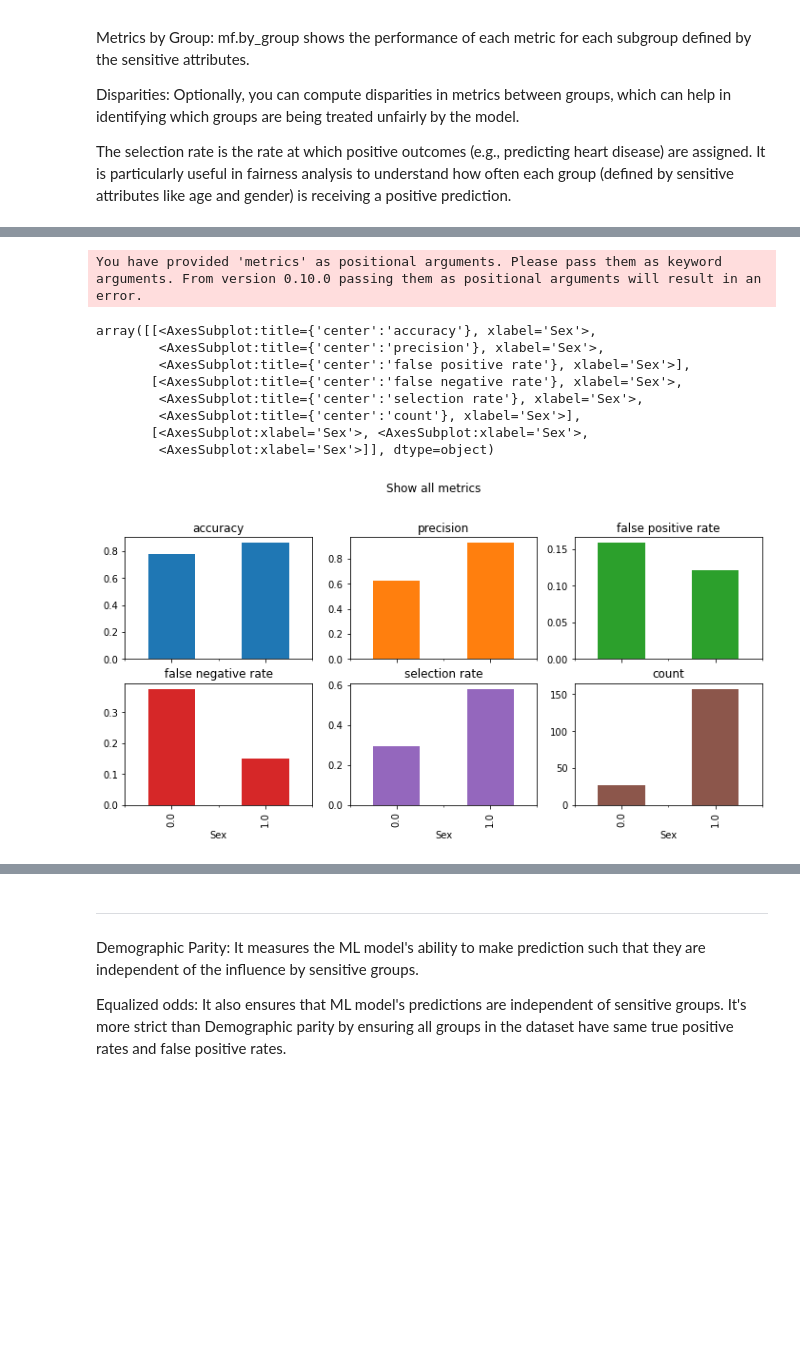
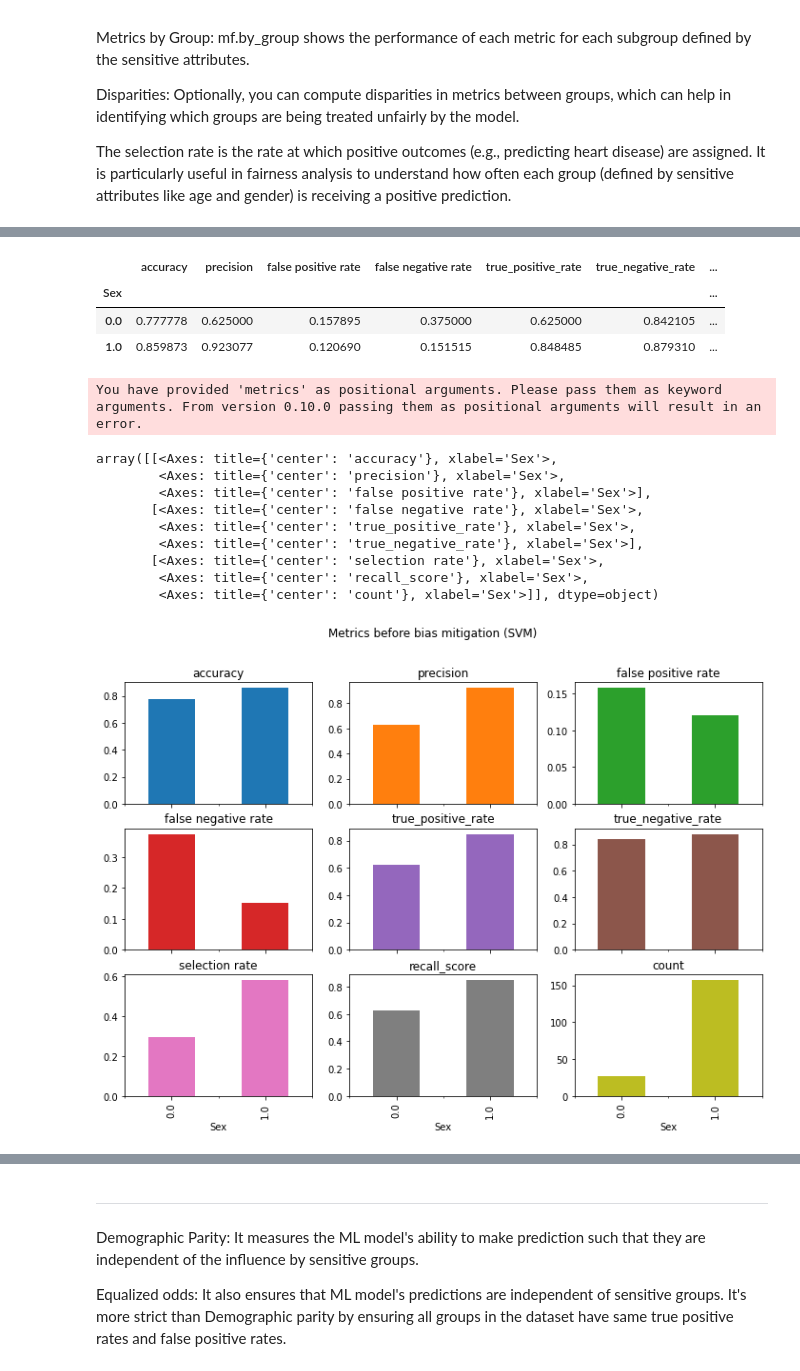
Before and after one commit to PhwayThantChae/Heart-Failure-Prediction-With-Fairness-ML, a Jupyter notebook: Fairlearn/SVM-with-Fairlearn.ipynb, the cells around one changed output, grey strips where cells are left out. Drawn from its saved outputs; the diff is of its cells as text; code cells hidden in the pictures; blank space fills up the shorter version.

```diff
--- a/Fairlearn/SVM-with-Fairlearn.ipynb
+++ b/Fairlearn/SVM-with-Fairlearn.ipynb
@@ -7,7 +7,7 @@ import plotly.express as px
 import matplotlib.pyplot as plt
 import seaborn as sns
 # %%
-df = pd.read_csv('data/heart.csv')
+df = pd.read_csv('../data/heart.csv')
 print(df.shape)
 df.head(10)
 # %% [output]
@@ -324,12 +319,12 @@ from sklearn.metrics import classification_report, confusion_matrix, accuracy_sc
 # Best Parameters Found:  {'C': 100, 'gamma': 0.001, 'kernel': 'rbf'}
 
 # Create the SVM model with the best parameters
-svm_model = SVC(C=100, gamma=0.001, kernel='rbf')
+base_svm_model = SVC(C=100, gamma=0.001, kernel='rbf')
 
 # Train the model
-svm_model.fit(X_train, y_train)
-y_train_pred = svm_model.predict(X_train)
-y_test_pred = svm_model.predict(X_test)
+base_svm_model.fit(X_train, y_train)
+y_train_pred = base_svm_model.predict(X_train)
+y_test_pred = base_svm_model.predict(X_test)
 
 print(classification_report(y_test, y_test_pred))
 print("Confusion Matrix:\n", confusion_matrix(y_test, y_test_pred))
@@ -382,7 +377,7 @@ Disparities: Optionally, you can compute disparities in metrics between groups,
 The selection rate is the rate at which positive outcomes (e.g., predicting heart disease) are assigned. It is particularly useful in fairness analysis to understand how often each group (defined by sensitive attributes like age and gender) is receiving a positive prediction.
 # %%
 from fairlearn.metrics import MetricFrame
-from fairlearn.metrics import selection_rate, false_positive_rate, false_negative_rate, count
+from fairlearn.metrics import selection_rate, false_positive_rate, false_negative_rate, count, true_positive_rate, true_negative_rate
 from sklearn.metrics import accuracy_score, precision_score, recall_score, f1_score
 
 metrics = {
@@ -390,14 +385,17 @@ metrics = {
     "precision": precision_score,
     "false positive rate": false_positive_rate,
     "false negative rate": false_negative_rate,
+    "true_positive_rate": true_positive_rate,
+    "true_negative_rate": true_negative_rate,
     "selection rate": selection_rate,
+    "recall_score": recall_score,
     "count": count,
 }
 
 mf = MetricFrame(metrics, y_true=y_test, y_pred=y_test_pred, sensitive_features=sa_test)
 
 # Output overall metrics and metrics by group
-print("Overall Metrics:\n", mf.overall)
+print("Overall Metrics Before Bias Mitigation:\n", mf.overall)
 print("\nMetrics by Group:\n", mf.by_group)
 
 # Optionally, compute and print disparities
@@ -424,33 +422,33 @@ Sex
 You have provided 'metrics' as positional arguments. Please pass them as keyword arguments. From version 0.10.0 passing them as positional arguments will result in an error.
+# %%
+mf.by_group
+# %% [output]
+|  | accuracy | precision | false positive rate | false negative rate | true_positive_rate | true_negative_rate | ... |
+| Sex |  |  |  |  |  |  | ... |
+| 0.0 | 0.777778 | 0.625000 | 0.157895 | 0.375000 | 0.625000 | 0.842105 | ... |
+| 1.0 | 0.859873 | 0.923077 | 0.120690 | 0.151515 | 0.848485 | 0.879310 | ... |
 # %%
-metrics = {
-    "accuracy": accuracy_score,
-    "precision": precision_score,
-    "false positive rate": false_positive_rate,
-    "false negative rate": false_negative_rate,
-    "selection rate": selection_rate,
-    "count": count,
-}
 metric_frame = MetricFrame(metrics, y_true=y_test, y_pred=y_test_pred, sensitive_features=sa_test)
 
 metric_frame.by_group.plot.bar(
     subplots=True,
     layout=[3, 3],
     legend=False,
     figsize=[12, 8],
-    title="Show all metrics",
+    title="Metrics before bias mitigation (SVM)",
 )
 # %% [output]
 You have provided 'metrics' as positional arguments. Please pass them as keyword arguments. From version 0.10.0 passing them as positional arguments will result in an error.
-array([[<AxesSubplot:title={'center':'accuracy'}, xlabel='Sex'>,
-        <AxesSubplot:title={'center':'precision'}, xlabel='Sex'>,
-        <AxesSubplot:title={'center':'false positive rate'}, xlabel='Sex'>],
-       [<AxesSubplot:title={'center':'false negative rate'}, xlabel='Sex'>,
-        <AxesSubplot:title={'center':'selection rate'}, xlabel='Sex'>,
-        <AxesSubplot:title={'center':'count'}, xlabel='Sex'>],
-       [<AxesSubplot:xlabel='Sex'>, <AxesSubplot:xlabel='Sex'>,
-        <AxesSubplot:xlabel='Sex'>]], dtype=object)
+array([[<Axes: title={'center': 'accuracy'}, xlabel='Sex'>,
+        <Axes: title={'center': 'precision'}, xlabel='Sex'>,
+        <Axes: title={'center': 'false positive rate'}, xlabel='Sex'>],
+       [<Axes: title={'center': 'false negative rate'}, xlabel='Sex'>,
+        <Axes: title={'center': 'true_positive_rate'}, xlabel='Sex'>,
+        <Axes: title={'center': 'true_negative_rate'}, xlabel='Sex'>],
+       [<Axes: title={'center': 'selection rate'}, xlabel='Sex'>,
+        <Axes: title={'center': 'recall_score'}, xlabel='Sex'>,
+        <Axes: title={'center': 'count'}, xlabel='Sex'>]], dtype=object)
-[figure, old version]
+[figure, new version]
 # %% [markdown]
 Overall Model Performance Metrics
 
```
Also changed, not shown: parts of 24 cells of this notebook.
